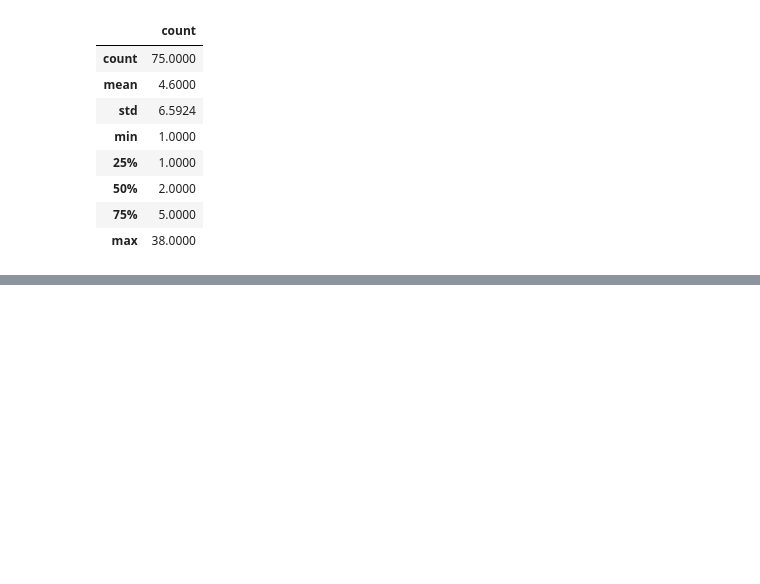
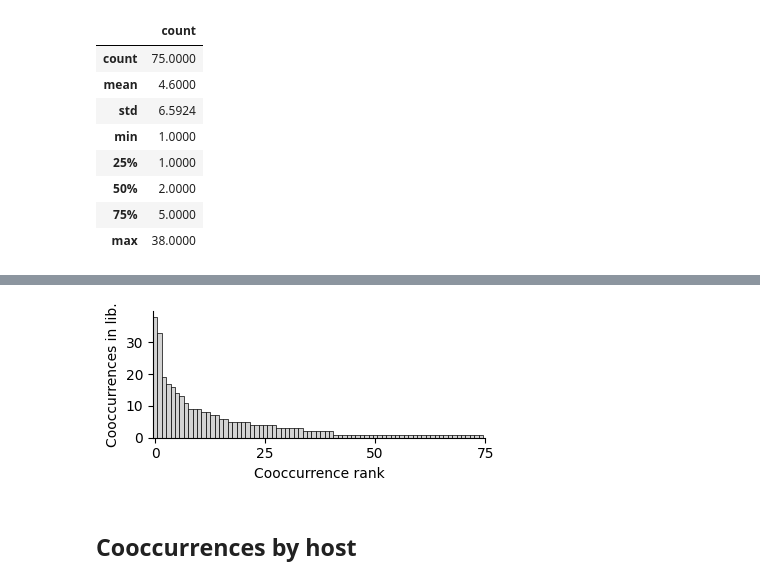
Before and after one commit to wilkinsonlab/miripvir25, a Jupyter notebook: analysis/analysis-01.cooccurrence-library.ipynb, the cells around one changed output, grey strips where cells are left out. Saved outputs shown, nothing was run; the diff lists cells and outputs as text; code cells hidden in the pictures; blank space fills up the shorter version.

```diff
--- a/analysis/analysis-01.cooccurrence-library.ipynb
+++ b/analysis/analysis-01.cooccurrence-library.ipynb
@@ -153,0 +140,16 @@ See the caveats in the documentation: https://pandas.pydata.org/pandas-docs/stab
+# %%
+g = sns.catplot(
+    x='library', y='count',
+    data=cooccurrence_pairs_counts_by_library.query('count > 0'),
+    kind='bar', dodge=False, height=2.0, aspect=2.0, edgecolor='black', linewidth=0.5, width=1.0,
+    color='lightgray'
+)
+g.ax.set_xticks([0, 25, 50, 75])
+g.set_xticklabels([0, 25, 50, 75])
+g.set_xlabels("Cooccurrence rank")
+g.set_ylabels("Cooccurrences in lib.")
+g.savefig("figures/barplot.cooccurrences_by_library.svg")
+# %% [output]
+[figure, added]
+# %% [markdown]
+## Cooccurrences by host
```
Also changed, not shown: parts of 31 cells of this notebook, 39 other files.
